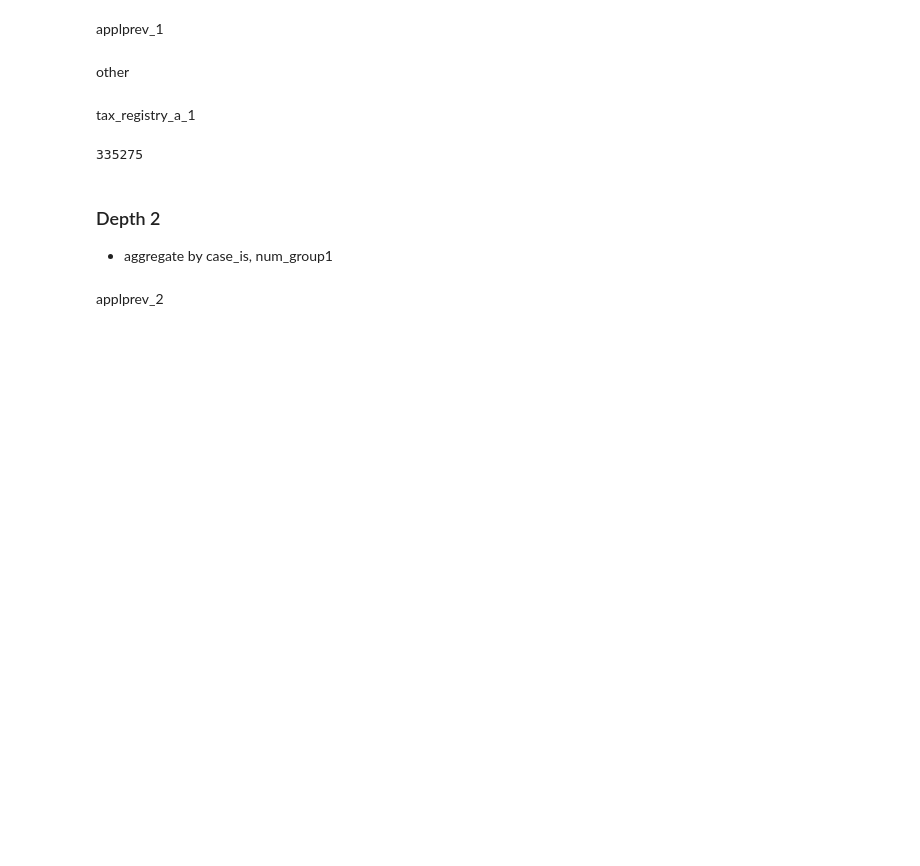
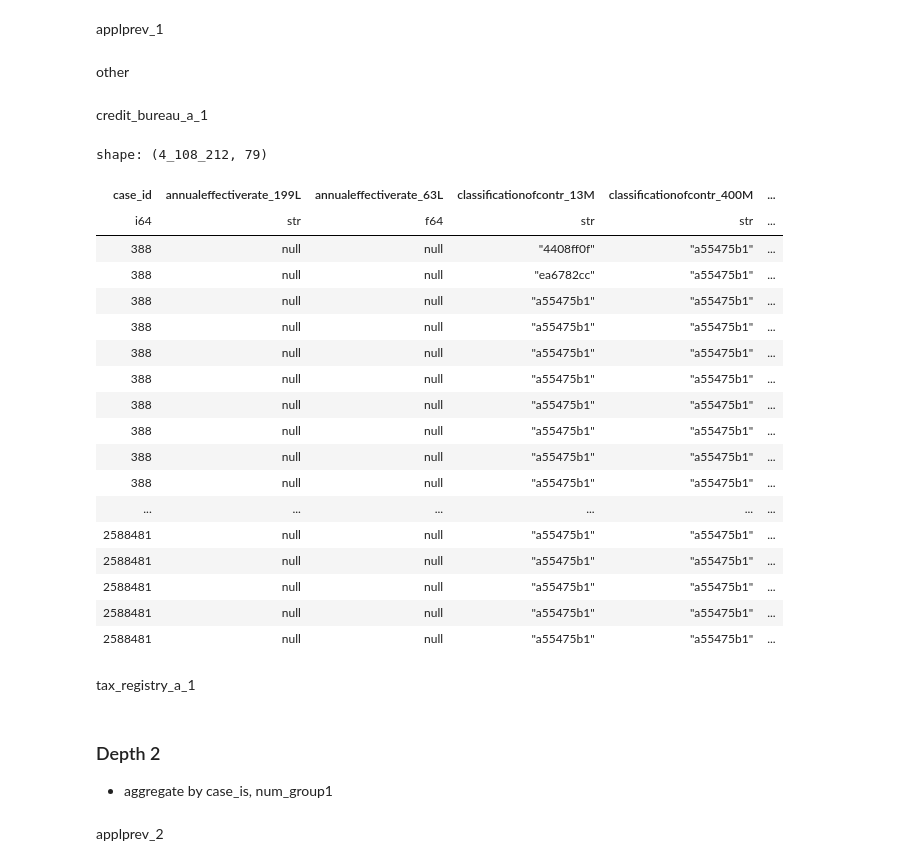
Before and after one commit to chiseanchang0727/kaggle, a Jupyter notebook: Home Credit - Credit Risk Model Stability/trail_1.ipynb, the cells around one changed output. Saved outputs shown, nothing was run; the diff lists cells and outputs as text; code cells hidden in the pictures; blank space fills up the shorter version.

```diff
--- a/Home Credit - Credit Risk Model Stability/trail_1.ipynb
+++ b/Home Credit - Credit Risk Model Stability/trail_1.ipynb
@@ -101,0 +109,2 @@ other
+# %% [markdown]
+credit_bureau_a_1
@@ -108,3 +125,25 @@ train_other_miss_fil = missing_value_pct(train_other, base_columns, tar_columns,
+# %%
+train_credit_bureau_a_1_0
+# %% [output]
+shape: (4_108_212, 79)
+| case_id | annualeffectiverate_199L | annualeffectiverate_63L | classificationofcontr_13M | classificationofcontr_400M | ... |
+| i64 | str | f64 | str | str | ... |
+| 388 | null | null | "4408ff0f" | "a55475b1" | ... |
+| 388 | null | null | "ea6782cc" | "a55475b1" | ... |
+| 388 | null | null | "a55475b1" | "a55475b1" | ... |
+| 388 | null | null | "a55475b1" | "a55475b1" | ... |
+| 388 | null | null | "a55475b1" | "a55475b1" | ... |
+| 388 | null | null | "a55475b1" | "a55475b1" | ... |
+| 388 | null | null | "a55475b1" | "a55475b1" | ... |
+| 388 | null | null | "a55475b1" | "a55475b1" | ... |
+| 388 | null | null | "a55475b1" | "a55475b1" | ... |
+| 388 | null | null | "a55475b1" | "a55475b1" | ... |
+| ... | ... | ... | ... | ... | ... |
+| 2588481 | null | null | "a55475b1" | "a55475b1" | ... |
+| 2588481 | null | null | "a55475b1" | "a55475b1" | ... |
+| 2588481 | null | null | "a55475b1" | "a55475b1" | ... |
+| 2588481 | null | null | "a55475b1" | "a55475b1" | ... |
+| 2588481 | null | null | "a55475b1" | "a55475b1" | ... |
 # %% [markdown]
 tax_registry_a_1
 # %%
@@ -118,7 +151,3 @@ train_credit_bureau_a_10_miss_fil = missing_value_pct(train_credit_bureau_a_1_0,
-# %%
-train_credit_bureau_a_10_miss_fil[['case_id']].n_unique()
-# %% [output]
-335275
 # %% [markdown]
 ### Depth 2
 
```
Also changed, not shown: parts of 24 cells of this notebook.
